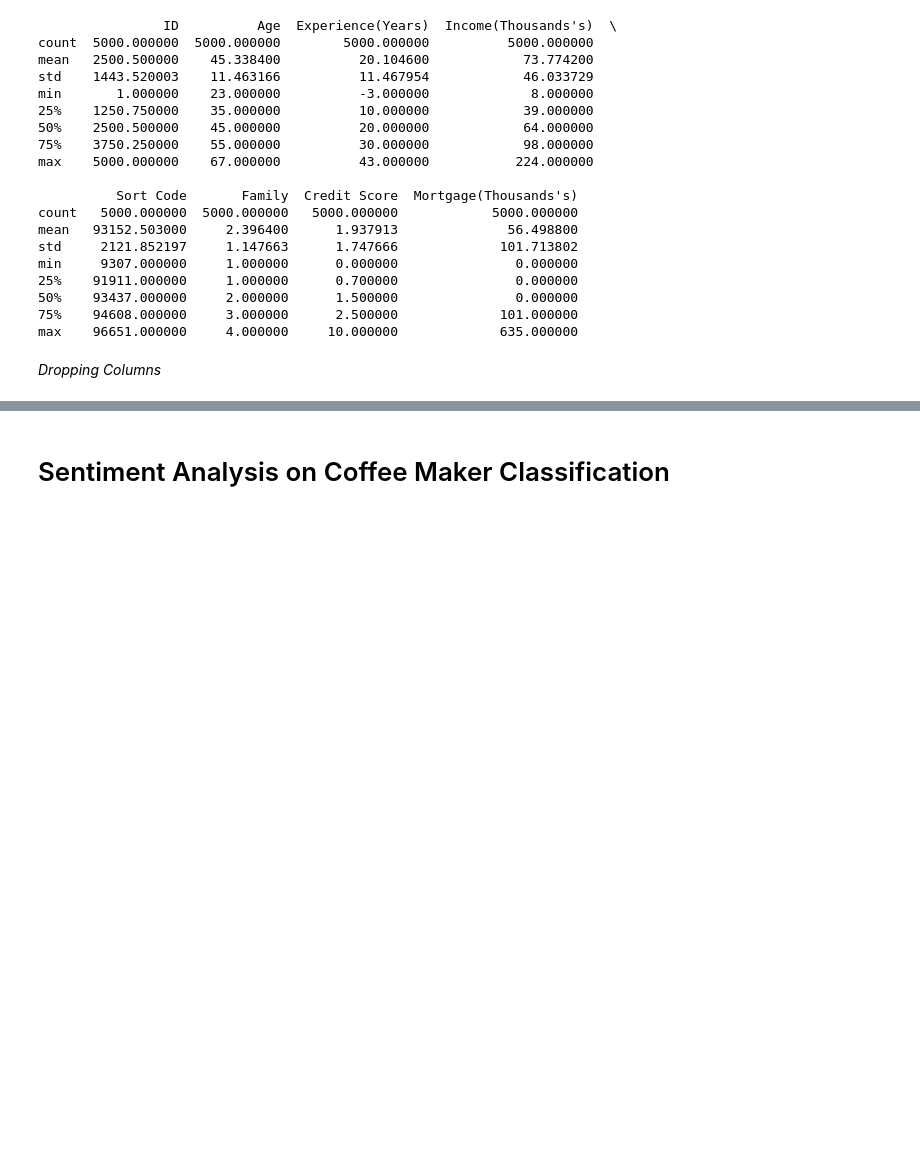
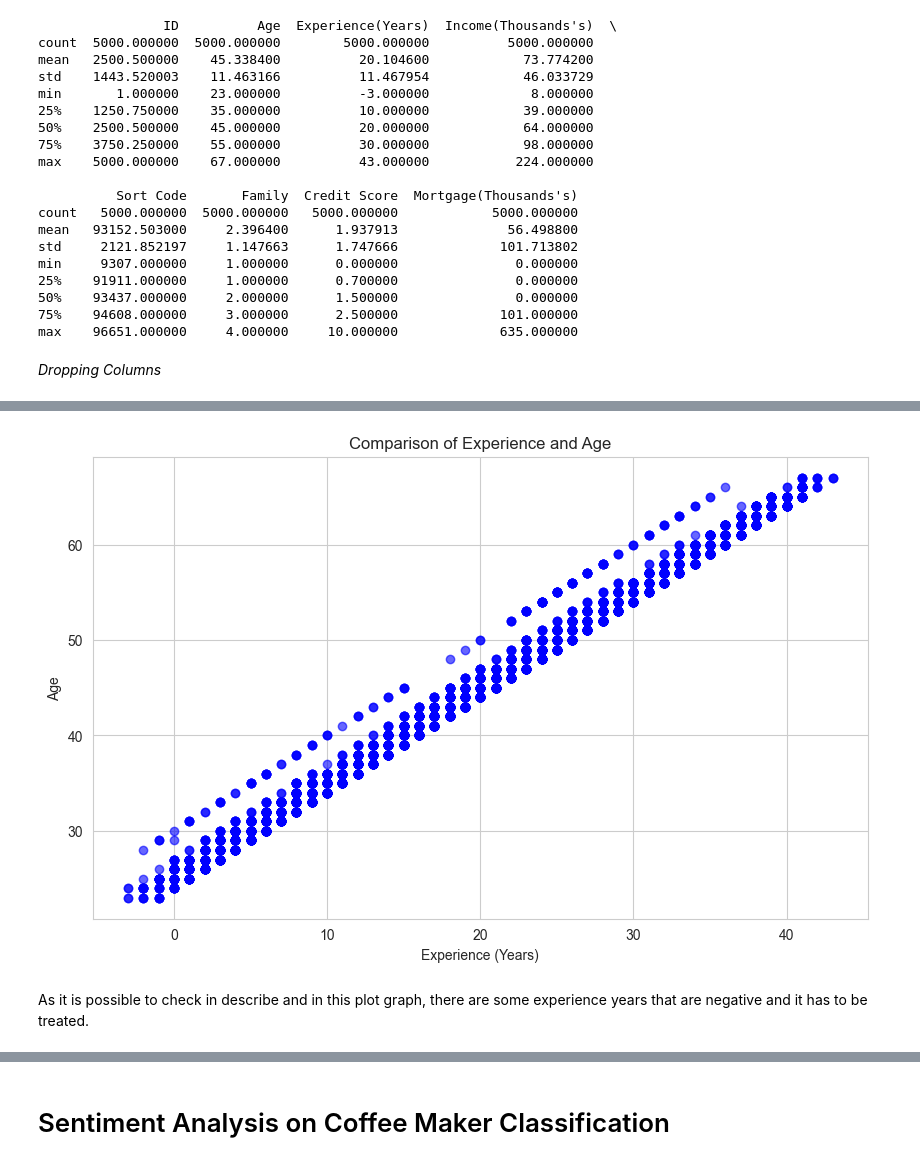
Before and after one commit to 353-KeithFernandes/KeithFernandes_ML_CA2, a Jupyter notebook: KeithFernandes_ML_CA2.ipynb, the cells around one changed output, grey strips where cells are left out. Saved outputs shown, nothing was run; the diff lists cells and outputs as text; code cells hidden in the pictures; blank space fills up the shorter version.

```diff
--- a/KeithFernandes_ML_CA2.ipynb
+++ b/KeithFernandes_ML_CA2.ipynb
@@ -80,0 +117,13 @@ df2.dropna(inplace=True)
+# %%
+# Plot the scatter plot
+plt.figure(figsize=(10, 6))
+plt.scatter(df2['Experience(Years)'], df2['Age'], color='blue', alpha=0.6)
+plt.title('Comparison of Experience and Age')
+plt.xlabel('Experience (Years)')
+plt.ylabel('Age')
+plt.grid(True)
+plt.show()
+# %% [output]
+[figure, added]
+# %% [markdown]
+As it is possible to check in describe and in this plot graph, there are some experience years that are negative and it has to be treated.
```
Also changed, not shown: parts of 6 cells of this notebook.
